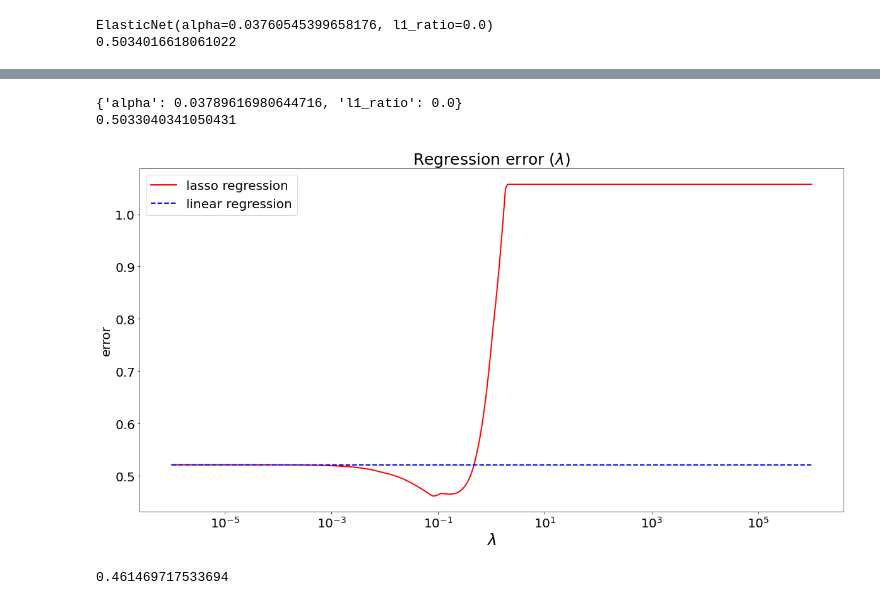
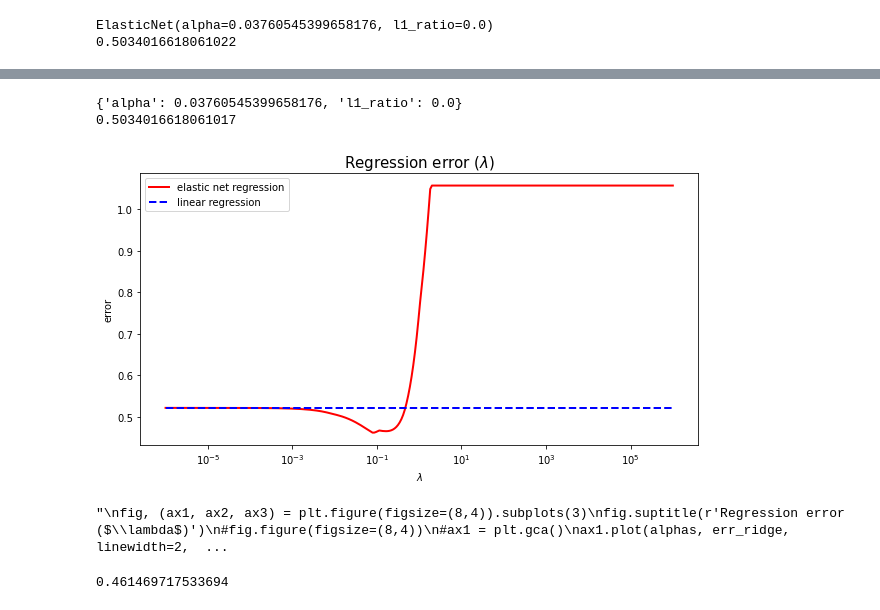
Before and after one commit to s6emschw/RM-project, a Jupyter notebook: Real_data_application.ipynb, the cells around one changed output, grey strips where cells are left out. Saved outputs shown, nothing was run; the diff lists cells and outputs as text; code cells hidden in the pictures.

Commit message:
fix coef plot

```diff
--- a/Real_data_application.ipynb
+++ b/Real_data_application.ipynb
@@ -473,18 +561,59 @@ grid = dict()
 grid['alpha'] = alphas
 grid['l1_ratio'] = ratios
 gscv = GridSearchCV(elnet, grid, scoring='neg_mean_squared_error', cv=10)
-gscv.fit(X_train, y_train)
+gscv.fit(X_tra0..in, y_train)
 print(gscv.best_params_)
 y_pred = gscv.predict(X_test)
 pred_err_elnet_gs = np.mean((y_pred - y_test) ** 2)
 print(pred_err_elnet_gs)
 # %% [output]
-{'alpha': 0.03789616980644716, 'l1_ratio': 0.0}
-0.5033040341050431
+{'alpha': 0.03760545399658176, 'l1_ratio': 0.0}
+0.5034016618061017
 # %%
-plot_regression_error(alphas, err_eln, baseline, 'lasso', 'linear')
+plot_regression_error(alphas, err_eln, baseline, 'elastic net', 'linear')
 # %% [output]
-[figure, old version]
+[figure, new version]
+# %%
+'''
+fig, (ax1, ax2, ax3) = plt.figure(figsize=(8,4)).subplots(3)
+fig.suptitle(r'Regression error ($\lambda$)')
+#fig.figure(figsize=(8,4))
+#ax1 = plt.gca()
+ax1.plot(alphas, err_ridge, linewidth=2, color='red', label='Ridge regression')
+ax1.plot(alphas, baseline, linewidth=2, linestyle='--', color='blue', label='linear regression')
+ax1.set_xscale('log')
+#plt.xlabel('$\lambda$', fontsize=25)
+#plt.xticks(fontsize=20)
+#plt.yticks(fontsize=20)
+#plt.ylabel('error', fontsize=20)
+ax1.legend(fontsize=15)
+#plt.title(r'Regression error ($\lambda$)', fontsize=25)
+#plt.figure(figsize=(8,4))
+#ax2 = plt.gca()
+ax2.plot(alphas, err_lasso, linewidth=2, color='red', label='Lasso regression')
+ax2.plot(alphas, baseline, linewidth=2, linestyle='--', color='blue', label='linear regression')
+ax2.set_xscale('log')
+#plt.xlabel('$\lambda$', fontsize=25)
+#plt.xticks(fontsize=20)
+#plt.yticks(fontsize=20)
+#plt.ylabel('error', fontsize=20)
+ax2.legend(fontsize=15)
+#plt.title(r'Regression error ($\lambda$)', fontsize=25)
+#plt.figure(figsize=(8,4))
+#ax3 = plt.gca()
+ax3.plot(alphas, err_eln, linewidth=2, color='red', label='Elastic net regression')
+ax3.plot(alphas, baseline, linewidth=2, linestyle='--', color='blue', label='linear regression')
+ax3.set_xscale('log')
+#plt.xlabel('$\lambda$', fontsize=25)
+#plt.xticks(fontsize=20)
+#plt.yticks(fontsize=20)
+#plt.ylabel('error', fontsize=20)
+ax3.legend(fontsize=15)
+#plt.title(r'Regression error ($\lambda$)', fontsize=25)
+fig.savefig('err_vs_lambda.png', dpi=fig.dpi, bbox_inches='tight')
+'''
+# %% [output]
+"\nfig, (ax1, ax2, ax3) = plt.figure(figsize=(8,4)).subplots(3)\nfig.suptitle(r'Regression error ($\\lambda$)')\n#fig.figure(figsize=(8,4))\n#ax1 = plt.gca()\nax1.plot(alphas, err_ridge, linewidth=2,  ...
 # %%
 min(err_eln)
 # %% [output]
```
Also changed, not shown: parts of 42 cells of this notebook.
